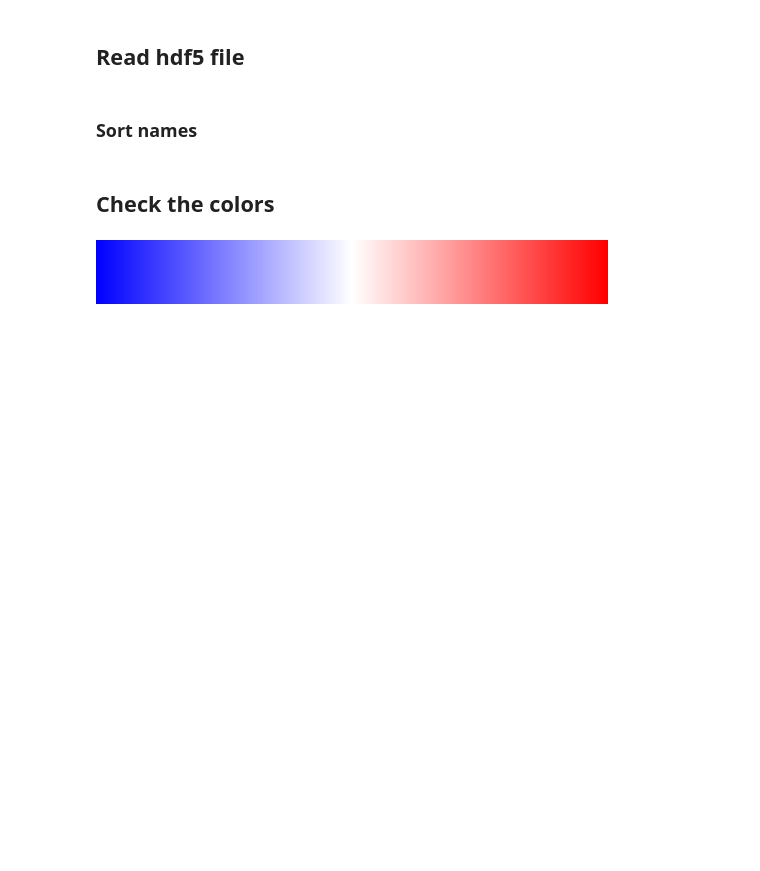
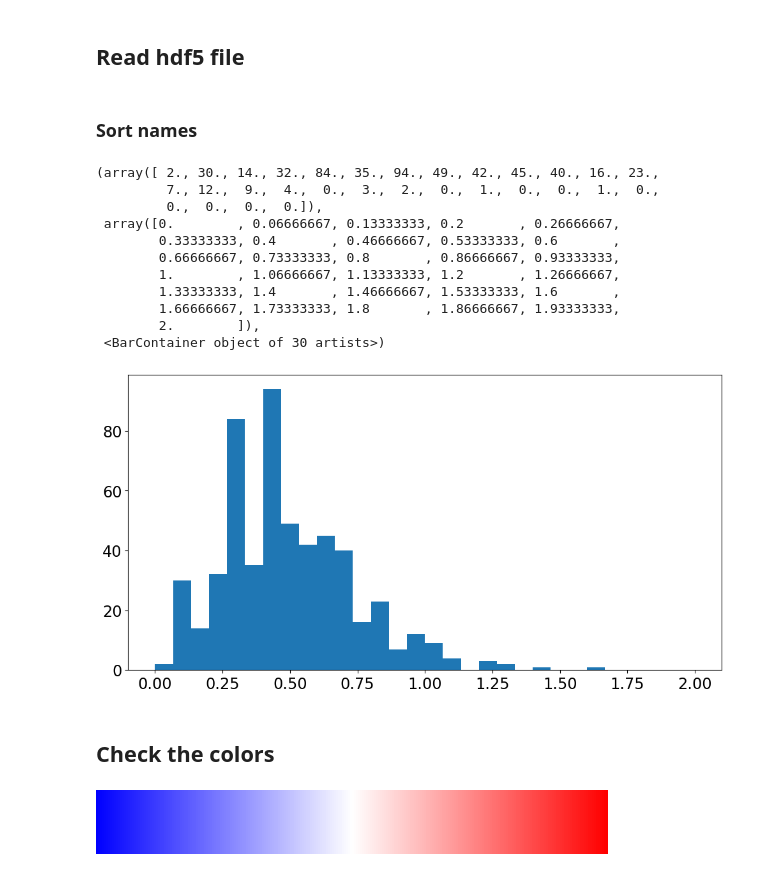
Before and after one commit to sylvielsstfr/Fors2pcigale, a Jupyter notebook: docs/notebooks/pcigale_runs/pcig_run_2024-02-05/ViewFittedPcigaleSSP.ipynb, the cells around one changed output. Saved outputs shown, nothing was run; the diff lists cells and outputs as text; code cells hidden in the pictures; blank space fills up the shorter version.

```diff
--- a/docs/notebooks/pcigale_runs/pcig_run_2024-02-05/ViewFittedPcigaleSSP.ipynb
+++ b/docs/notebooks/pcigale_runs/pcig_run_2024-02-05/ViewFittedPcigaleSSP.ipynb
@@ -148,3 +146,18 @@ assert False
+# %%
+plt.hist(arr_z,bins=30,range=(0,2))
+# %% [output]
+(array([ 2., 30., 14., 32., 84., 35., 94., 49., 42., 45., 40., 16., 23.,
+         7., 12.,  9.,  4.,  0.,  3.,  2.,  0.,  1.,  0.,  0.,  1.,  0.,
+         0.,  0.,  0.,  0.]),
+ array([0.        , 0.06666667, 0.13333333, 0.2       , 0.26666667,
+        0.33333333, 0.4       , 0.46666667, 0.53333333, 0.6       ,
+        0.66666667, 0.73333333, 0.8       , 0.86666667, 0.93333333,
+        1.        , 1.06666667, 1.13333333, 1.2       , 1.26666667,
+        1.33333333, 1.4       , 1.46666667, 1.53333333, 1.6       ,
+        1.66666667, 1.73333333, 1.8       , 1.86666667, 1.93333333,
+        2.        ]),
+ <BarContainer object of 30 artists>)
+[figure, added]
 # %% [markdown]
 ## Check the colors
 # %%
```
Also changed, not shown: parts of 8 cells of this notebook, 1 other file.
